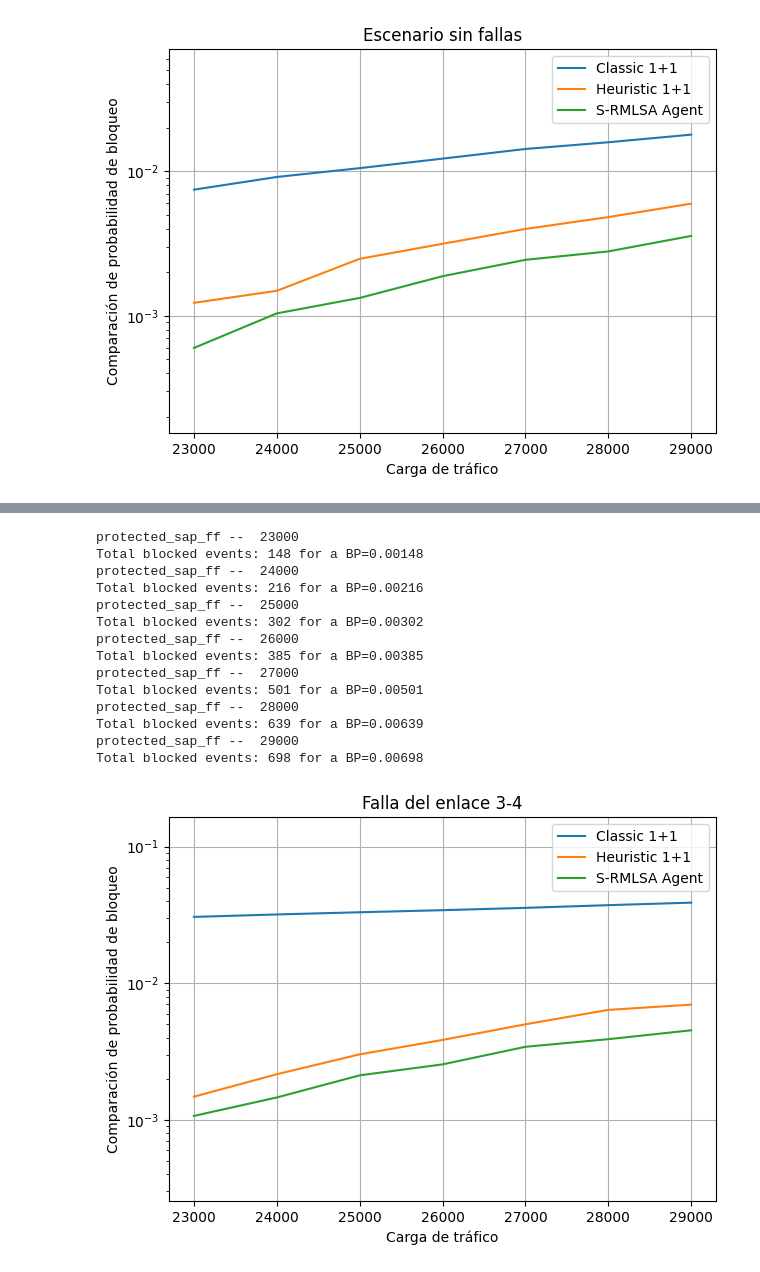
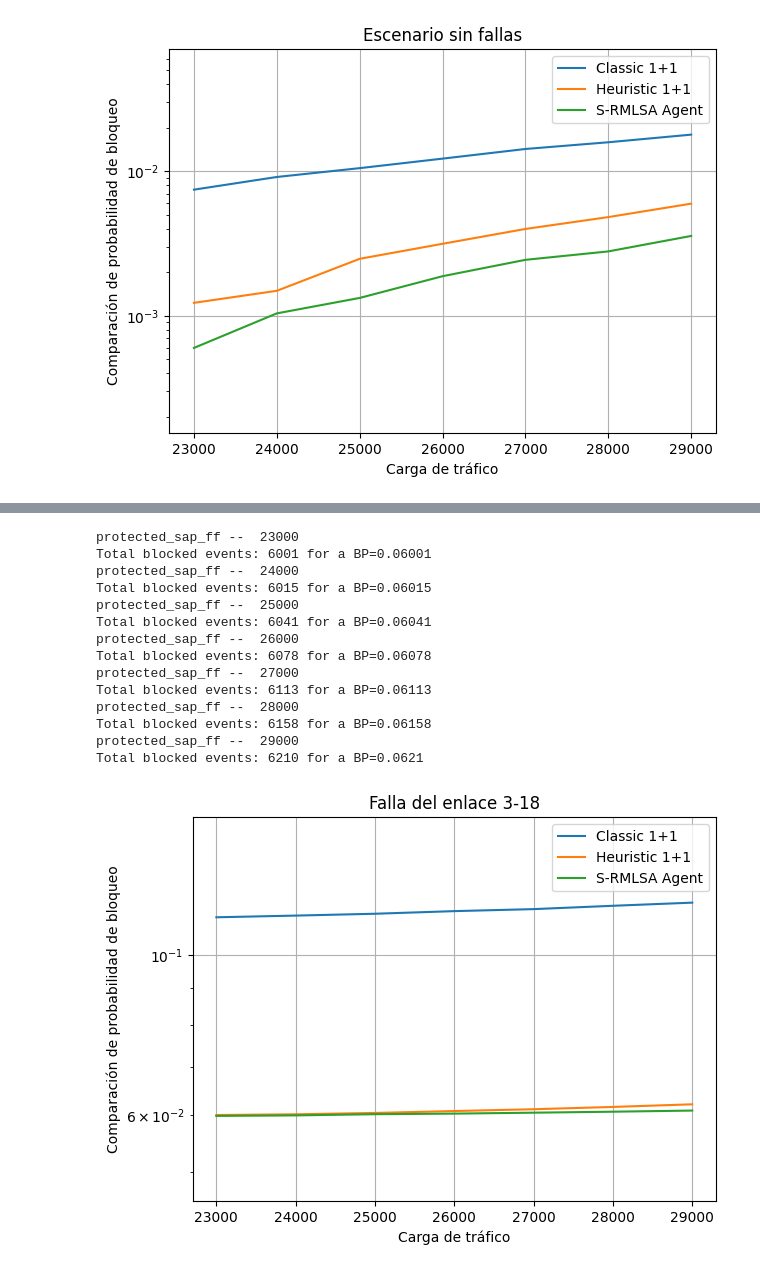
Before and after one commit to jbcedeno930806/multiband, a Jupyter notebook: examples/uknet/S-RMLSA/S-RMSA.ipynb, the cells around one changed output, grey strips where cells are left out. Drawn from its saved outputs; the diff is of its cells as text; code cells hidden in the pictures.

```diff
--- a/examples/uknet/S-RMLSA/S-RMSA.ipynb
+++ b/examples/uknet/S-RMLSA/S-RMSA.ipynb
@@ -359,7 +346,7 @@ total_blocked 357
 from netsim.netSimPy.common.allocators import protected_sap_ff
 from netsim.netSimPy.common.evaluators import SimpleEvaluator
 
-
+best = []
 for t in traffics:
     print("protected_sap_ff -- ", t)
     network = Network(
@@ -376,7 +363,8 @@ for t in traffics:
     )
 
     simulator = NetworkSimulator(**sim_args)
-    simulator.run(tsteps, SimpleEvaluator(with_protection=True))
+    bp = simulator.run(tsteps, SimpleEvaluator(with_protection=True))
+    best.append(bp)
 
     # [0.00123, 0.00149, 0.00248, 0.00315, 0.00399, 0.00482, 0.00597]
 
@@ -401,7 +389,7 @@ Total blocked events: 597 for a BP=0.00597
 from netsim.netSimPy.common.allocators import one_plus_one
 from netsim.netSimPy.common.evaluators import SimpleEvaluator
 
-
+classic = []
 for t in traffics:
     print("(1+1) -- ", t)
     network = Network(
@@ -418,8 +406,8 @@ for t in traffics:
     )
 
     simulator = NetworkSimulator(**sim_args)
-    simulator.run(tsteps, SimpleEvaluator(with_protection=True))
-
+    bp = simulator.run(tsteps, SimpleEvaluator(with_protection=True))
+    classic.append(bp)
     # [0.00746, 0.00913, 0.01051, 0.01223, 0.01426, 0.01587, 0.01792]
 
     #
@@ -464,8 +452,11 @@ plt.show()
 # %%
+bp_agent = []
 for t in traffics:
-    env.reset(options={"lambda": t})
+    env.reset(options={"lambda": t, "hard_reset": True})
     model2 = PPO.load(f"./tmp/{file_name}/smooth_model.zip")
-    print(evaluate_for(model2, env, tsteps, "3-4"))
+    bp = evaluate_for(model2, env, tsteps, "3-18")
+    print(bp)
+    bp_agent.append(bp)
 
 # [0.001070, 0.001460, 0.002120, 0.002550, 0.003430, 0.003900, 0.004530]
 
@@ -547,4 +523,5 @@ Total blocked events: 3894 for a BP=0.03894
 # %%
+best_1_1 = []
 for t in traffics:
     print("protected_sap_ff -- ", t)
     network = Network(
@@ -561,47 +538,45 @@ for t in traffics:
     )
 
     simulator = NetworkSimulator(**sim_args)
-    set_link_sim_failure(network, "3-4")
-    simulator.run(tsteps, SimpleEvaluator(with_protection=True))
+    set_link_sim_failure(network, "3-18")
+    bp = simulator.run(tsteps, SimpleEvaluator(with_protection=True))
+    best_1_1.append(bp)
 
 # [0.00148, 0.00216, 0.00302, 0.00385, 0.00501, 0.00639, 0.00698]
 
 #
 # %% [output]
 protected_sap_ff --  23000
-Total blocked events: 148 for a BP=0.00148
+Total blocked events: 6001 for a BP=0.06001
 protected_sap_ff --  24000
-Total blocked events: 216 for a BP=0.00216
+Total blocked events: 6015 for a BP=0.06015
 protected_sap_ff --  25000
-Total blocked events: 302 for a BP=0.00302
+Total blocked events: 6041 for a BP=0.06041
 protected_sap_ff --  26000
-Total blocked events: 385 for a BP=0.00385
+Total blocked events: 6078 for a BP=0.06078
 protected_sap_ff --  27000
-Total blocked events: 501 for a BP=0.00501
+Total blocked events: 6113 for a BP=0.06113
 protected_sap_ff --  28000
-Total blocked events: 639 for a BP=0.00639
+Total blocked events: 6158 for a BP=0.06158
 protected_sap_ff --  29000
-Total blocked events: 698 for a BP=0.00698
+Total blocked events: 6210 for a BP=0.0621
 # %%
-# bp_agent = [0.00008, 0.00024, 0.000480, 0.00101, 0.001940, 0.003050, 0.004970]
-bp_agent = [0.001070, 0.001460, 0.002120, 0.002550, 0.003430, 0.003900, 0.004530]
-
-classic_1_1 = [0.03062, 0.03191, 0.03311, 0.03429, 0.03566, 0.03732, 0.03894]
-
-best_1_1 = [0.00148, 0.00216, 0.00302, 0.00385, 0.00501, 0.00639, 0.00698]
+# bp_agent = [0.001070, 0.001460, 0.002120, 0.002550, 0.003430, 0.003900, 0.004530]
+# classic_1_1 = [0.03062, 0.03191, 0.03311, 0.03429, 0.03566, 0.03732, 0.03894]
+# best_1_1 = [0.00148, 0.00216, 0.00302, 0.00385, 0.00501, 0.00639, 0.00698]
 
 plt.plot(traffics, classic_1_1, label="Classic 1+1")
 plt.plot(traffics, best_1_1, label="Heuristic 1+1")
 plt.plot(traffics, bp_agent, label="S-RMLSA Agent")
 plt.margins(y=0.4)
 plt.semilogy()
 plt.xlabel("Carga de tráfico")
 plt.ylabel(f"Comparación de probabilidad de bloqueo")
-plt.title("Falla del enlace 3-4")
+plt.title("Falla del enlace 3-18")
 plt.legend()
 plt.grid(True)
 plt.tight_layout()
 plt.show()
 # %% [output]
-[figure, old version]
+[figure, new version]
 # %% [markdown]
```
Also changed, not shown: parts of 12 cells of this notebook, 35 other files.
